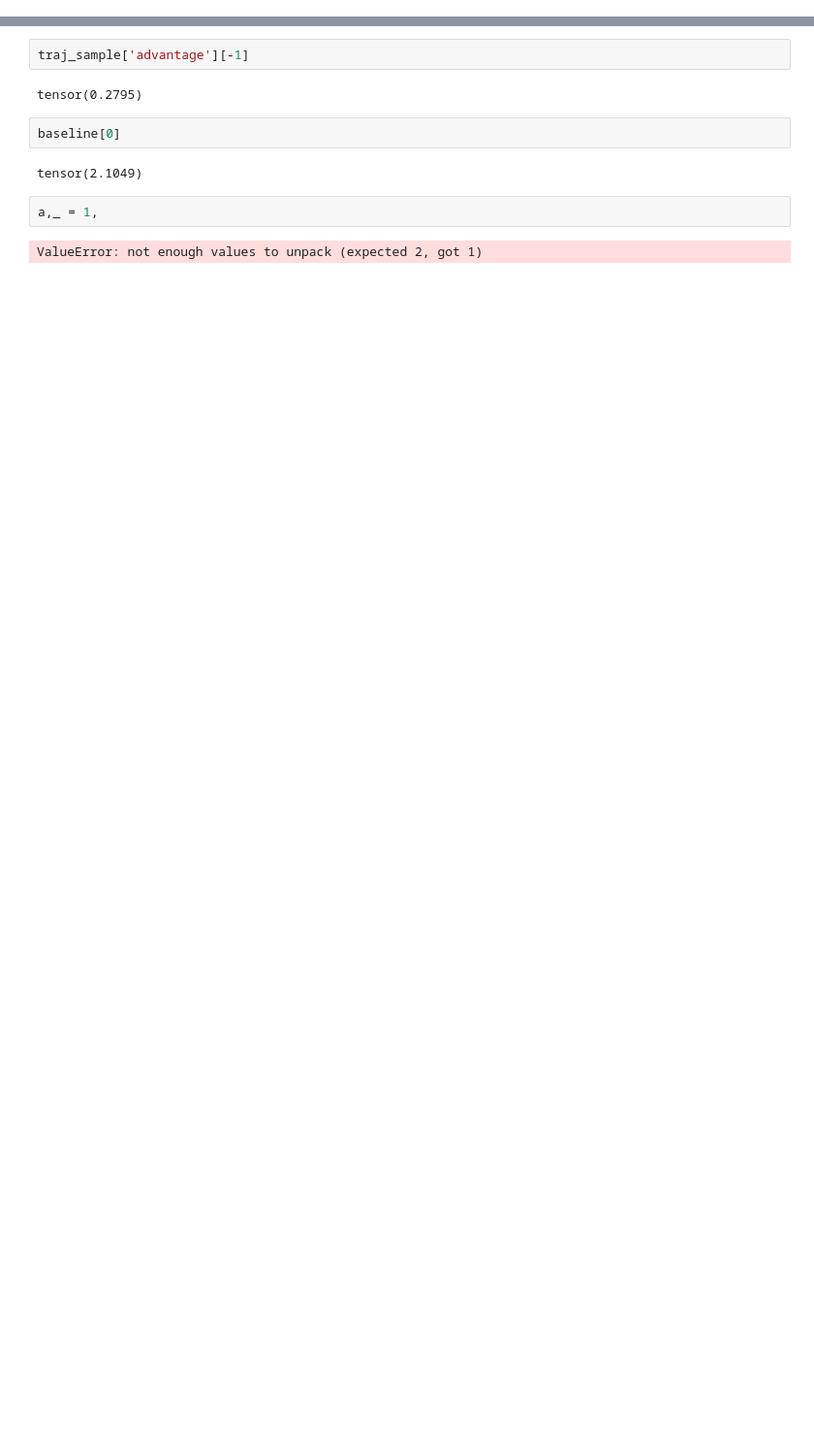
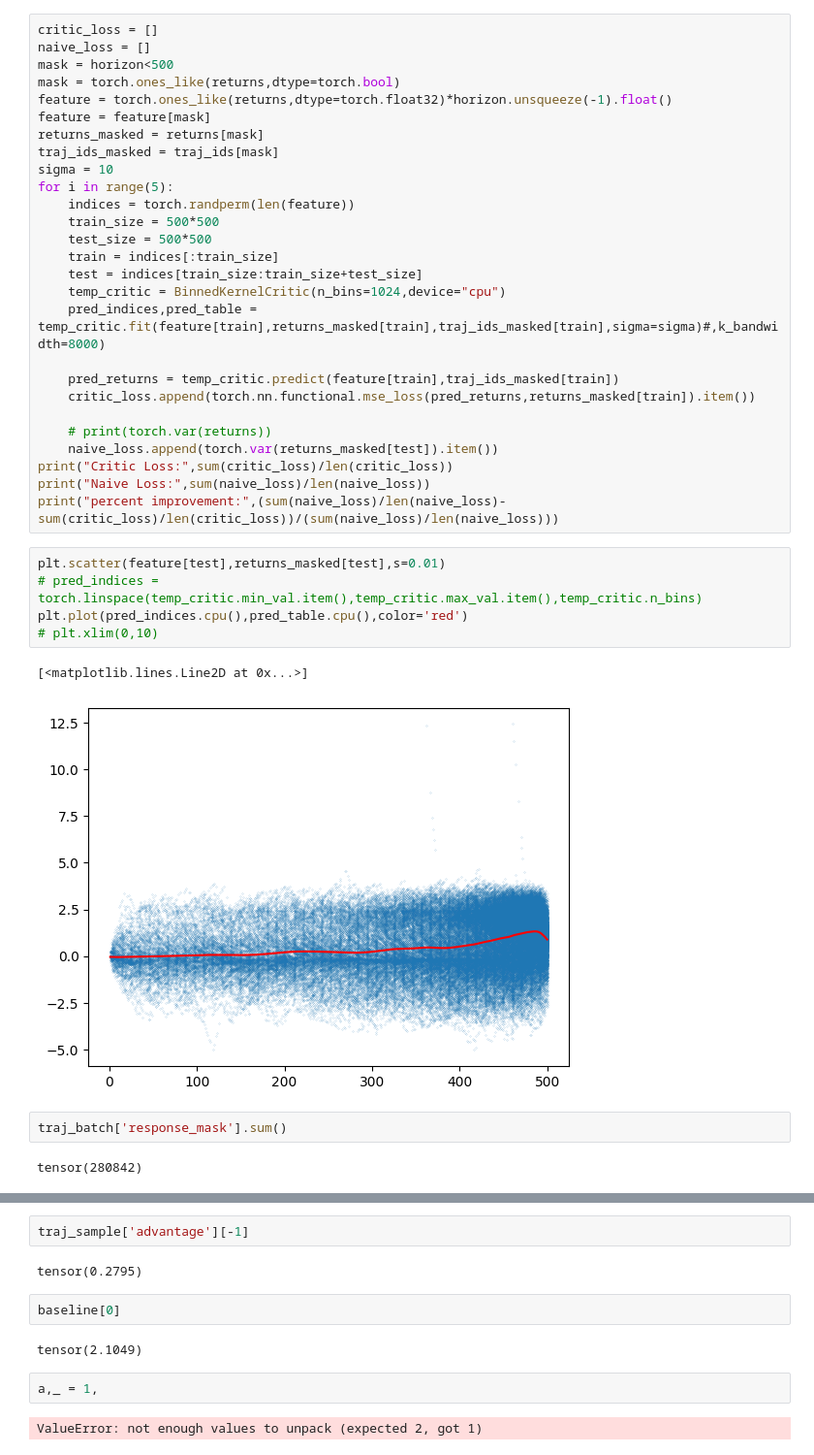
Before and after one commit to Ashrith5321/spatial_training_2, a Jupyter notebook: misc/adv_test.ipynb, the cells around one changed output, grey strips where cells are left out. Shown at 97% size. Drawn from its saved outputs; the diff is of its cells as text; blank space fills up the shorter version.

Commit message:
kernel critic

```diff
--- a/misc/adv_test.ipynb
+++ b/misc/adv_test.ipynb
@@ -56,0 +491,39 @@ tensor([[ 0.1675,  0.2220,  0.2794,  ..., -0.0000, -0.0000, -0.0000],
+# %%
+critic_loss = []
+naive_loss = []
+mask = horizon<500
+mask = torch.ones_like(returns,dtype=torch.bool)
+feature = torch.ones_like(returns,dtype=torch.float32)*horizon.unsqueeze(-1).float()
+feature = feature[mask]
+returns_masked = returns[mask]
+traj_ids_masked = traj_ids[mask]
+sigma = 10
+for i in range(5):
+    indices = torch.randperm(len(feature))
+    train_size = 500*500
+    test_size = 500*500
+    train = indices[:train_size]
+    test = indices[train_size:train_size+test_size]
+    temp_critic = BinnedKernelCritic(n_bins=1024,device="cpu")
+    pred_indices,pred_table = temp_critic.fit(feature[train],returns_masked[train],traj_ids_masked[train],sigma=sigma)#,k_bandwidth=8000)
+
+    pred_returns = temp_critic.predict(feature[train],traj_ids_masked[train])
+    critic_loss.append(torch.nn.functional.mse_loss(pred_returns,returns_masked[train]).item())
+
+    # print(torch.var(returns))
+    naive_loss.append(torch.var(returns_masked[test]).item())
+print("Critic Loss:",sum(critic_loss)/len(critic_loss))
+print("Naive Loss:",sum(naive_loss)/len(naive_loss))
+print("percent improvement:",(sum(naive_loss)/len(naive_loss)-sum(critic_loss)/len(critic_loss))/(sum(naive_loss)/len(naive_loss)))
+# %%
+plt.scatter(feature[test],returns_masked[test],s=0.01)
+# pred_indices = torch.linspace(temp_critic.min_val.item(),temp_critic.max_val.item(),temp_critic.n_bins)
+plt.plot(pred_indices.cpu(),pred_table.cpu(),color='red')
+# plt.xlim(0,10)
+# %% [output]
+[<matplotlib.lines.Line2D at 0x...>]
+[figure, added]
+# %%
+traj_batch['response_mask'].sum()
+# %% [output]
+tensor(280842)
```
Also changed, not shown: parts of 14 cells of this notebook, 1 other file.
